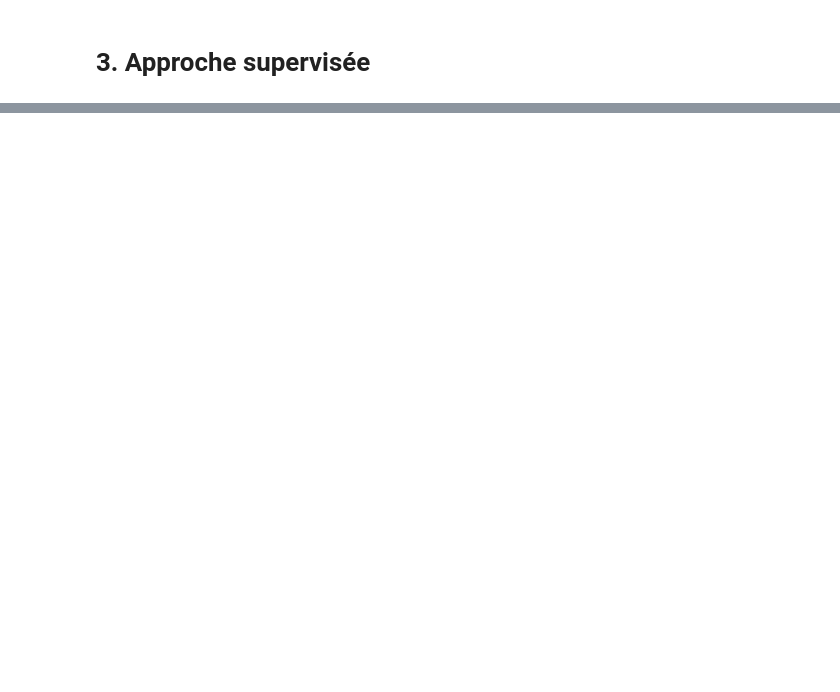
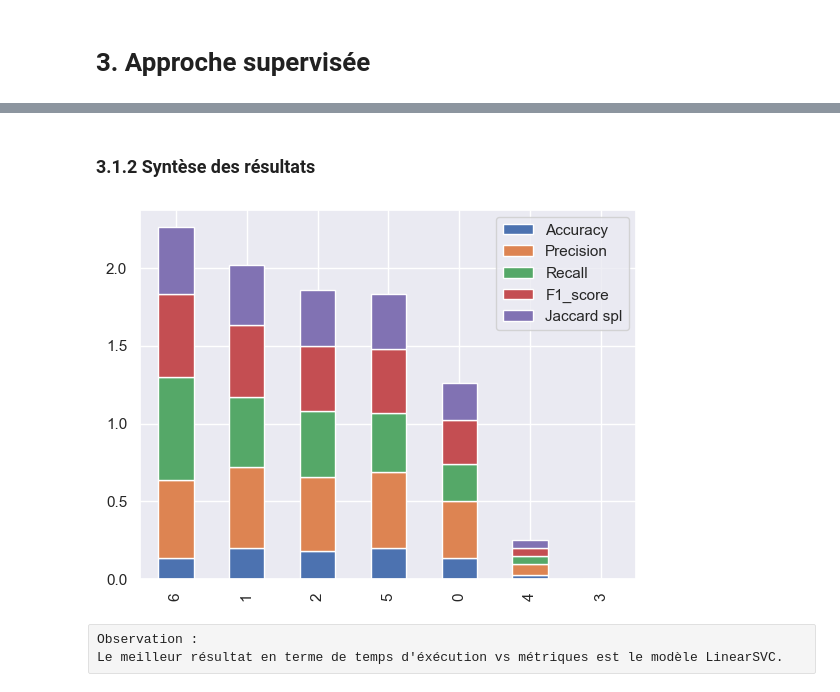
Before and after one commit to garbesc/Projet5, a Jupyter notebook: Modeles.ipynb, the cells around one changed output, grey strips where cells are left out. Saved outputs shown, nothing was run; the diff lists cells and outputs as text; code cells hidden in the pictures; blank space fills up the shorter version.

```diff
--- a/Modeles.ipynb
+++ b/Modeles.ipynb
@@ -401,0 +538,2 @@ Jaccard : 0.285180354947945
+# %%
+df_res = train_clf("Bagging", OneVsRestClassifier(BaggingClassifier(DecisionTreeClassifier(), n_jobs=-1)),df_res, X_tfidf, y_mlb )
@@ -401,0 +544,2 @@ Jaccard : 0.285180354947945
+# %%
+df_res = train_clf("GradBoost", OneVsRestClassifier(GradientBoostingClassifier()),df_res, X_tfidf, y_mlb )
@@ -401,0 +551,9 @@ Jaccard : 0.285180354947945
+# %%
+df_res = train_clf("SVCL", OneVsRestClassifier(SVC(kernel="linear", probability=True)),df_res, X_tfidf, y_mlb )
+df_res
+# %%
+from sklearn.neighbors import KNeighborsClassifier
+df_res = train_clf("SVCL", OneVsRestClassifier(KNeighborsClassifier()),df_res, X_tfidf, y_mlb)
+df_res
+# %% [markdown]
+### <a name="C3.1.2">3.1.2 Syntèse des résultats</a>
@@ -401,0 +562,8 @@ Jaccard : 0.285180354947945
+# %%
+df_res.loc[:,["Accuracy", "Precision", "Recall", "F1_score", "Jaccard spl"]].sort_values(by = 'Jaccard spl', ascending=False).plot(kind='bar', stacked=True)
+plt.show()
+# %% [output]
+[figure, added]
+# %% [raw]
+Observation :
+Le meilleur résultat en terme de temps d'éxécution vs métriques est le modèle LinearSVC.
```
Also changed, not shown: parts of 195 cells of this notebook, 1 other file.
